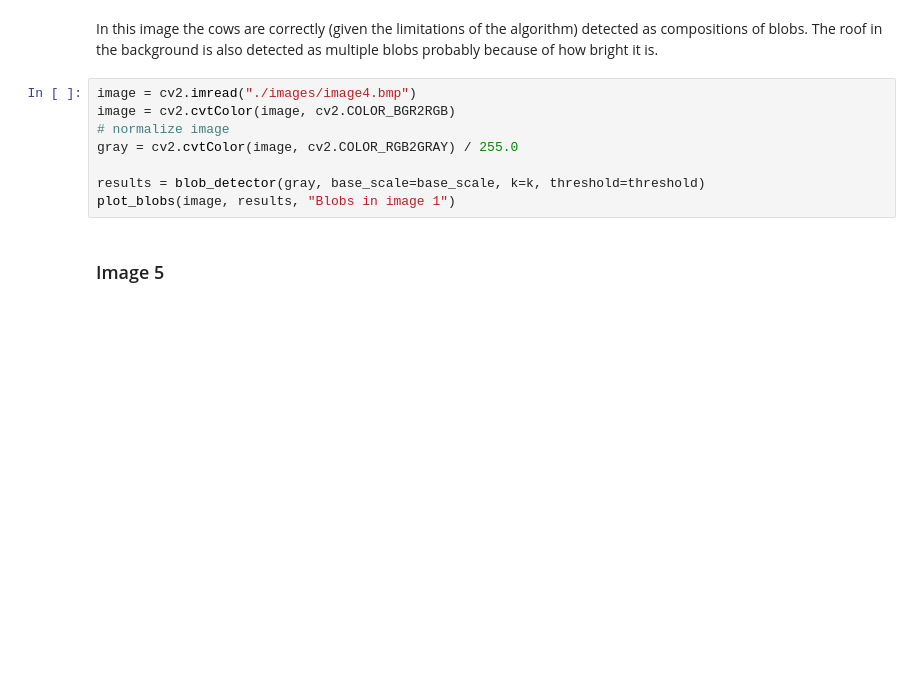
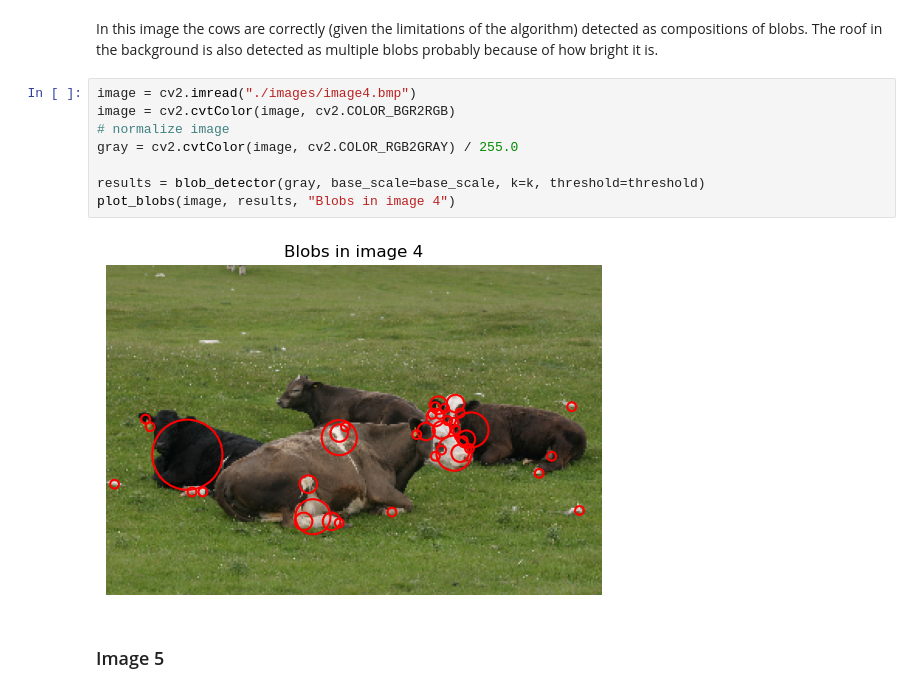
Before and after one commit to davideamadei/ISPR-Midterms, a Jupyter notebook: Midterm1/Assignment.ipynb, the cells around one changed output. Saved outputs shown, nothing was run; the diff lists cells and outputs as text; blank space fills up the shorter version.

```diff
--- a/Midterm1/Assignment.ipynb
+++ b/Midterm1/Assignment.ipynb
@@ -281,11 +295,13 @@ In this image the cows are correctly (given the limitations of the algorithm) de
 # %%
 image = cv2.imread("./images/image4.bmp")
 image = cv2.cvtColor(image, cv2.COLOR_BGR2RGB)
 # normalize image
 gray = cv2.cvtColor(image, cv2.COLOR_RGB2GRAY) / 255.0
 
 results = blob_detector(gray, base_scale=base_scale, k=k, threshold=threshold)
-plot_blobs(image, results, "Blobs in image 1")
+plot_blobs(image, results, "Blobs in image 4")
+# %% [output]
+[figure, added]
 # %% [markdown]
 ### Image 5
 # %% [markdown]
```
Also changed, not shown: parts of 8 cells of this notebook.
